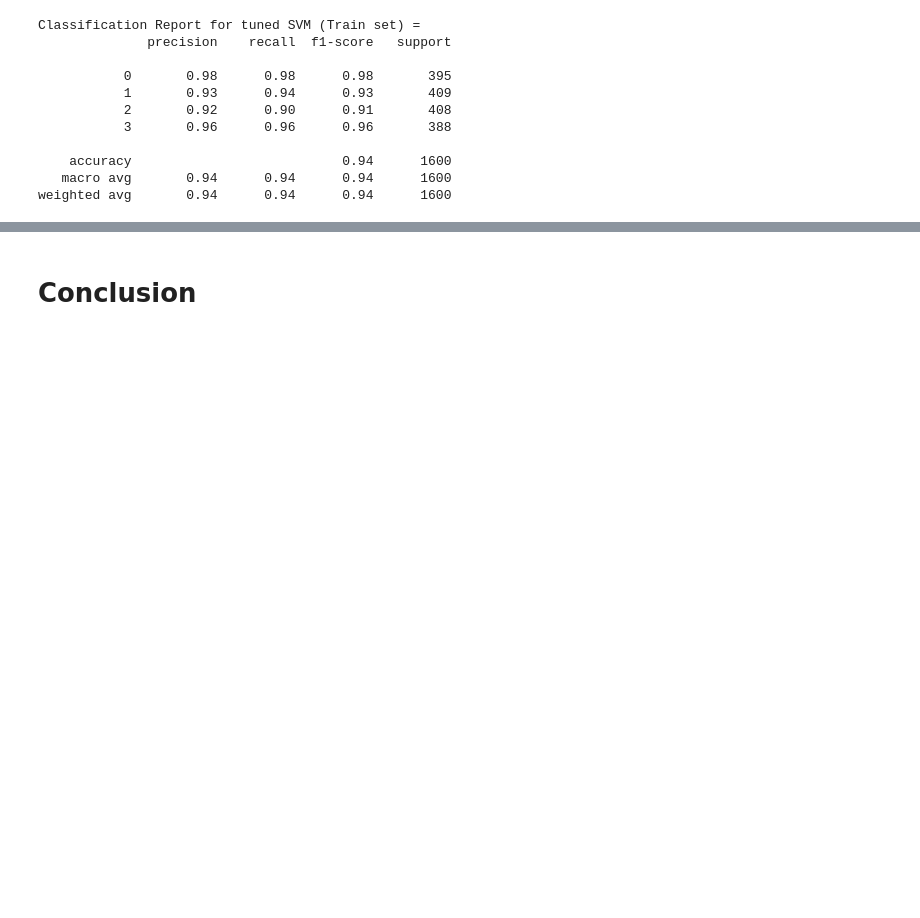
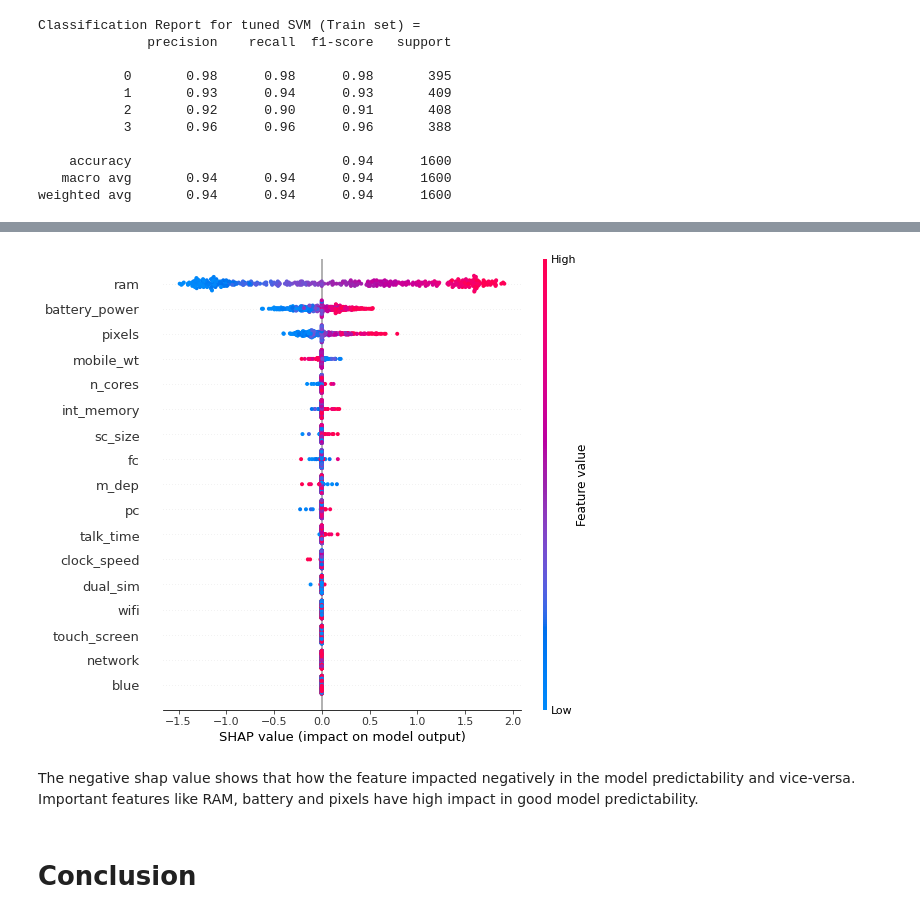
Before and after one commit to SubhamZap/Mobile-Price-Range-Prediction, a Jupyter notebook: Mobile_Price_Range_Prediction_Capstone_Project.ipynb, the cells around one changed output, grey strips where cells are left out. Saved outputs shown, nothing was run; the diff lists cells and outputs as text; code cells hidden in the pictures; blank space fills up the shorter version.

```diff
--- a/Mobile_Price_Range_Prediction_Capstone_Project.ipynb
+++ b/Mobile_Price_Range_Prediction_Capstone_Project.ipynb
@@ -1176,3 +1185,11 @@ It gives more importance to features like RAM, pixels, battery_power, etc. than
+# %%
+# Visualize
+
+shap.summary_plot(svm_explanation, X_test, l)
+# %% [output]
+[figure, added]
+# %% [markdown]
+The negative shap value shows that how the feature impacted negatively in the model predictability and vice-versa. Important features like RAM, battery and pixels have high impact in good model predictability.
 # %% [markdown]
 # **Conclusion**
 # %% [markdown]
```
Also changed, not shown: parts of 43 cells of this notebook.
